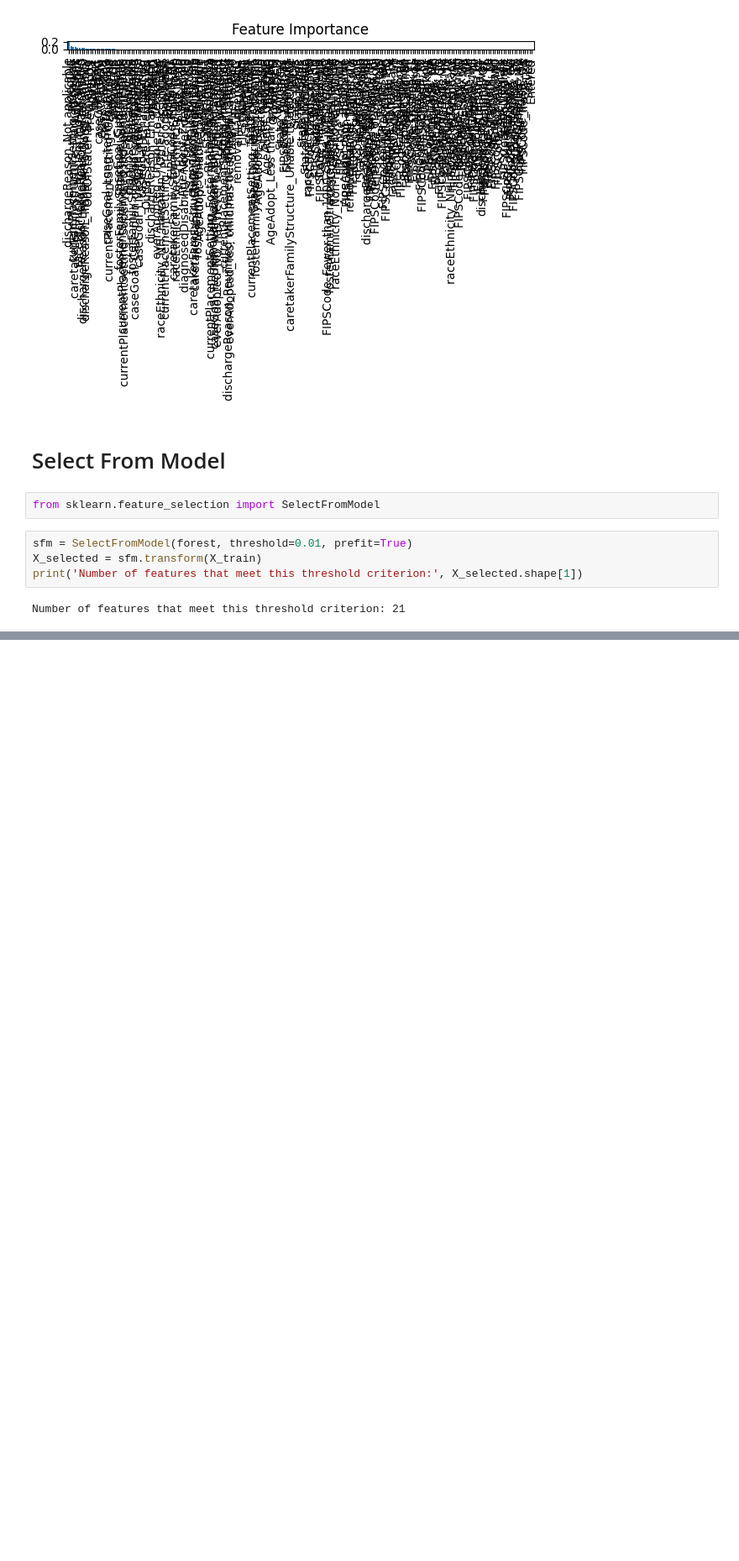
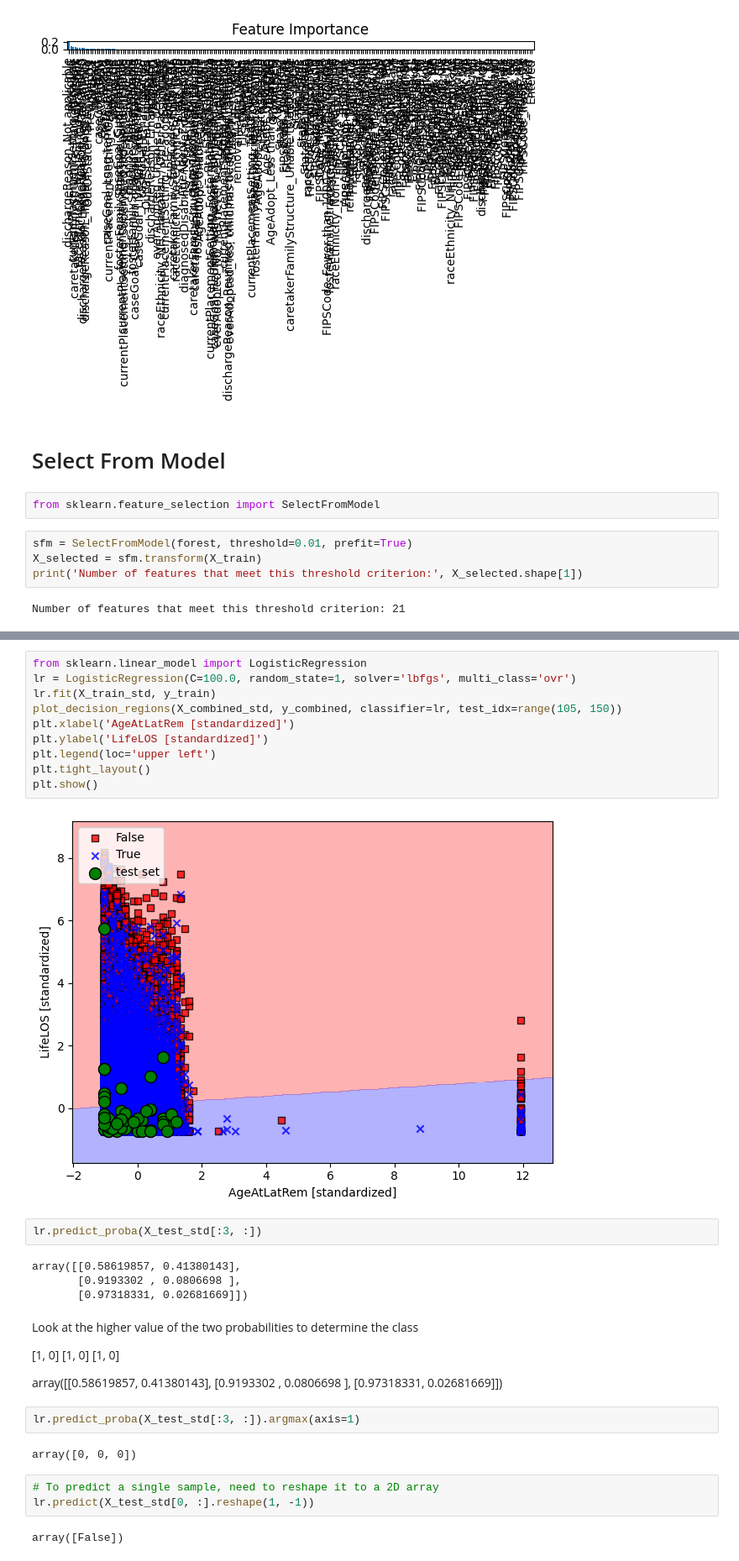
Before and after one commit to sophie2chance2/foster_care_analysis, a Jupyter notebook: prep_ml_data.ipynb, the cells around one changed output, grey strips where cells are left out. Shown at 84% size. Saved outputs shown, nothing was run; the diff lists cells and outputs as text; blank space fills up the shorter version.

```diff
--- a/prep_ml_data.ipynb
+++ b/prep_ml_data.ipynb
@@ -283,0 +447,37 @@ for f in range(X_selected.shape[1]):
+# %%
+from sklearn.linear_model import LogisticRegression
+lr = LogisticRegression(C=100.0, random_state=1, solver='lbfgs', multi_class='ovr')
+lr.fit(X_train_std, y_train)
+plot_decision_regions(X_combined_std, y_combined, classifier=lr, test_idx=range(105, 150))
+plt.xlabel('AgeAtLatRem [standardized]')
+plt.ylabel('LifeLOS [standardized]')
+plt.legend(loc='upper left')
+plt.tight_layout()
+plt.show()
+# %% [output]
+[figure, added]
+# %%
+lr.predict_proba(X_test_std[:3, :])
+# %% [output]
+array([[0.58619857, 0.41380143],
+       [0.9193302 , 0.0806698 ],
+       [0.97318331, 0.02681669]])
+# %% [markdown]
+Look at the higher value of the two probabilities to determine the class
+
+[1, 0]
+[1, 0]
+[1, 0]
+
+array([[0.58619857, 0.41380143],
+       [0.9193302 , 0.0806698 ],
+       [0.97318331, 0.02681669]])
+# %%
+lr.predict_proba(X_test_std[:3, :]).argmax(axis=1)
+# %% [output]
+array([0, 0, 0])
+# %%
+# To predict a single sample, need to reshape it to a 2D array
+lr.predict(X_test_std[0, :].reshape(1, -1))
+# %% [output]
+array([False])
```
Also changed, not shown: parts of 39 cells of this notebook, 1 other file.
